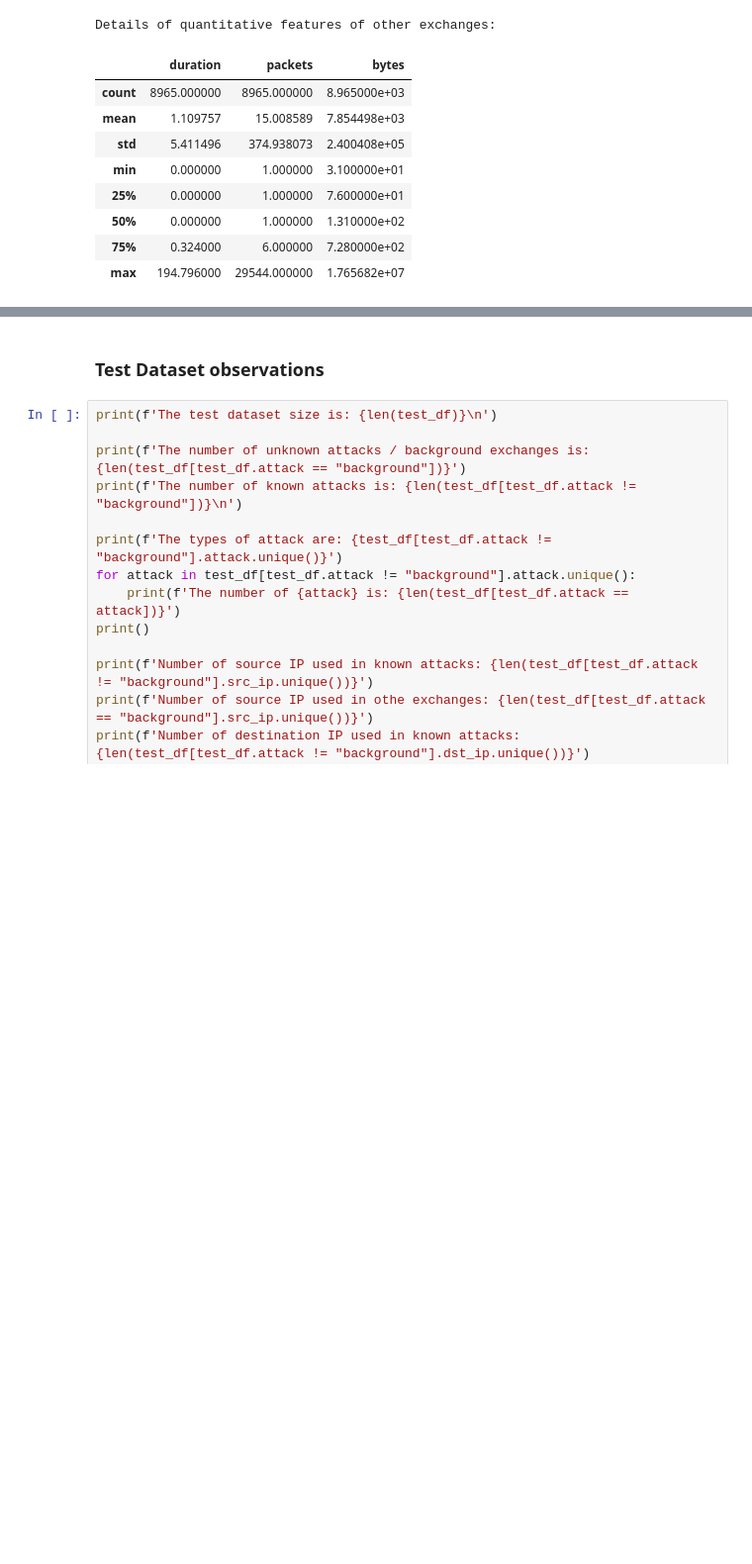
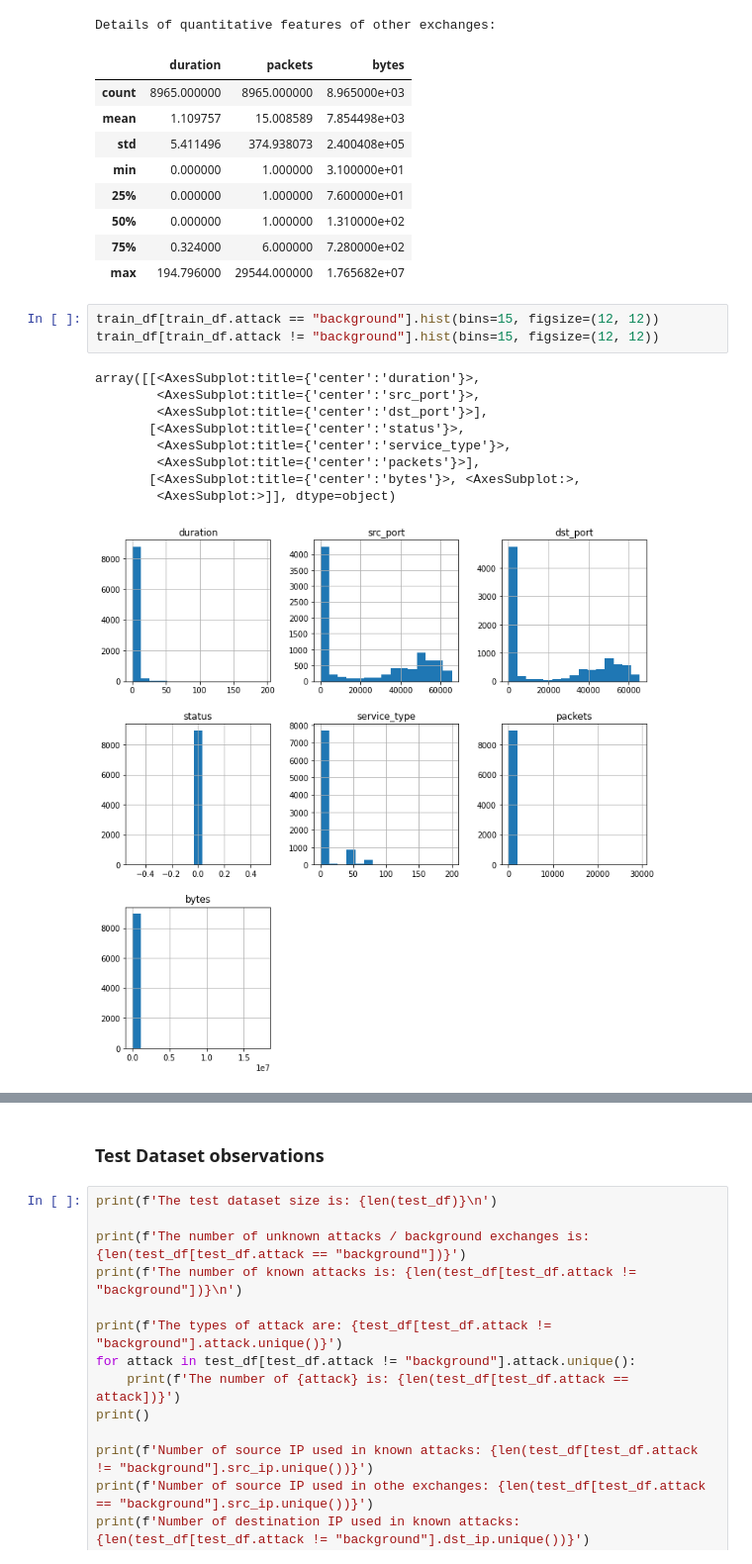
Before and after one commit to Leiyks/MLSECU, a Jupyter notebook: mlsecu.ipynb, the cells around one changed output, grey strips where cells are left out. Shown at 99% size. Saved outputs shown, nothing was run; the diff lists cells and outputs as text; blank space fills up the shorter version.

Commit message:
Dev(notebook) Improve visualization

```diff
--- a/mlsecu.ipynb
+++ b/mlsecu.ipynb
@@ -175,3 +175,16 @@ Details of quantitative features of other exchanges:
 | 50% | 0.000000 | 1.000000 | 1.310000e+02 |
 | 75% | 0.324000 | 6.000000 | 7.280000e+02 |
 | max | 194.796000 | 29544.000000 | 1.765682e+07 |
+# %%
+train_df[train_df.attack == "background"].hist(bins=15, figsize=(12, 12))
+train_df[train_df.attack != "background"].hist(bins=15, figsize=(12, 12))
+# %% [output]
+array([[<AxesSubplot:title={'center':'duration'}>,
+        <AxesSubplot:title={'center':'src_port'}>,
+        <AxesSubplot:title={'center':'dst_port'}>],
+       [<AxesSubplot:title={'center':'status'}>,
+        <AxesSubplot:title={'center':'service_type'}>,
+        <AxesSubplot:title={'center':'packets'}>],
+       [<AxesSubplot:title={'center':'bytes'}>, <AxesSubplot:>,
+        <AxesSubplot:>]], dtype=object)
+[figure, added]
```
Also changed, not shown: parts of 22 cells of this notebook.
